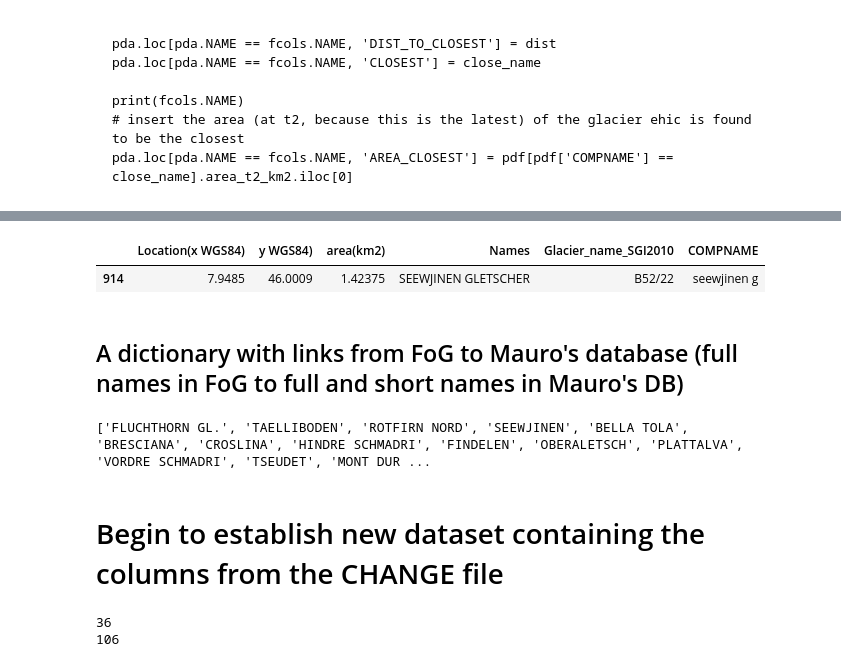
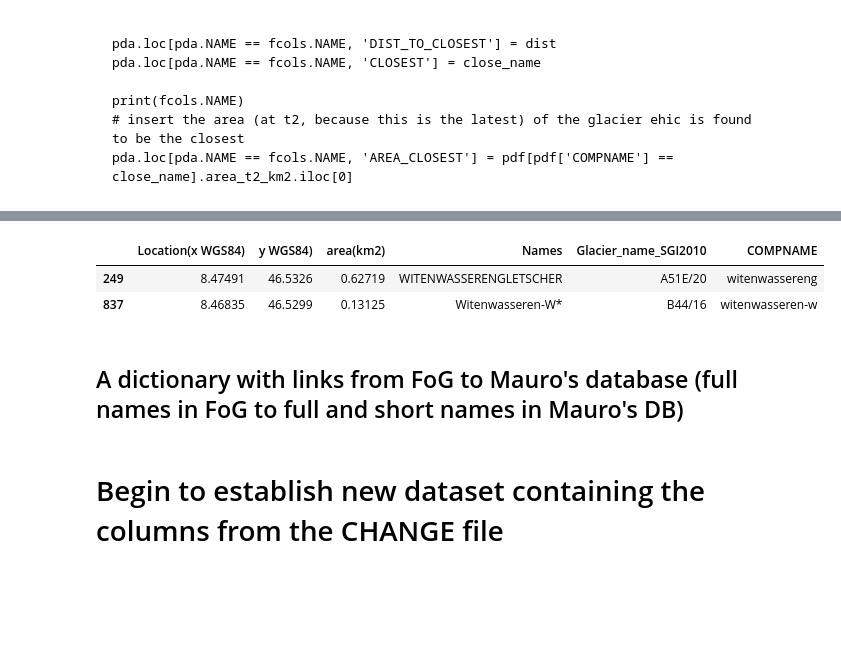
Before and after one commit to JohannesUIBK/glaciers-cci5, a Jupyter notebook: glaciers_cci5/Merge_Fischer_FoG.ipynb, the cells around one changed output, grey strips where cells are left out. Cells and saved outputs as stored; diff of their text form; code cells hidden in the pictures; blank space fills up the shorter version.

```diff
--- a/glaciers_cci5/Merge_Fischer_FoG.ipynb
+++ b/glaciers_cci5/Merge_Fischer_FoG.ipynb
@@ -276,8 +277,9 @@ pdb[pdb.where(~pd.isnull(pdb.AREA)).WGMS_ID == ID].tail(10)#[['NAME', 'LENGTH',
 # %%
-pdfll[pdfll['Names'].str.contains('seew', case=False)]
+pdfll[pdfll['Names'].str.contains('witenwa', case=False)]
 # %% [output]
 |  | Location(x WGS84) | y WGS84) | area(km2) | Names | Glacier_name_SGI2010 | COMPNAME |
-| 914 | 7.9485 | 46.0009 | 1.42375 | SEEWJINEN GLETSCHER | B52/22 | seewjinen g |
+| 249 | 8.47491 | 46.5326 | 0.62719 | WITENWASSERENGLETSCHER | A51E/20 | witenwassereng |
+| 837 | 8.46835 | 46.5299 | 0.13125 | Witenwasseren-W* | B44/16 | witenwasseren-w |
 # %% [markdown]
 ## A dictionary with links from FoG to Mauro's database (full names in FoG to full and short names in Mauro's DB)
 # %%
@@ -431,22 +446,4 @@ links = {
 
 }
-# %%
-print(list(set(pda.NAME.values)-set(links.keys())))
-# %% [output]
-['FLUCHTHORN GL.', 'TAELLIBODEN', 'ROTFIRN NORD', 'SEEWJINEN', 'BELLA TOLA', 'BRESCIANA', 'CROSLINA', 'HINDRE SCHMADRI', 'FINDELEN', 'OBERALETSCH', 'PLATTALVA', 'VORDRE SCHMADRI', 'TSEUDET', 'MONT DUR ...
 # %% [markdown]
 # Begin to establish new dataset containing the columns from the CHANGE file
-# %%
-take_over_id = {}
-new_id = {}
-for key,value in links.items():
-    if links[key][-1] == True:
-        take_over_id[key] = value
-    else:
-        new_id[key] = value
-
-print(len(new_id))
-print(len(take_over_id))
-# %% [output]
-36
-106
```
Also changed, not shown: parts of 21 cells of this notebook.
